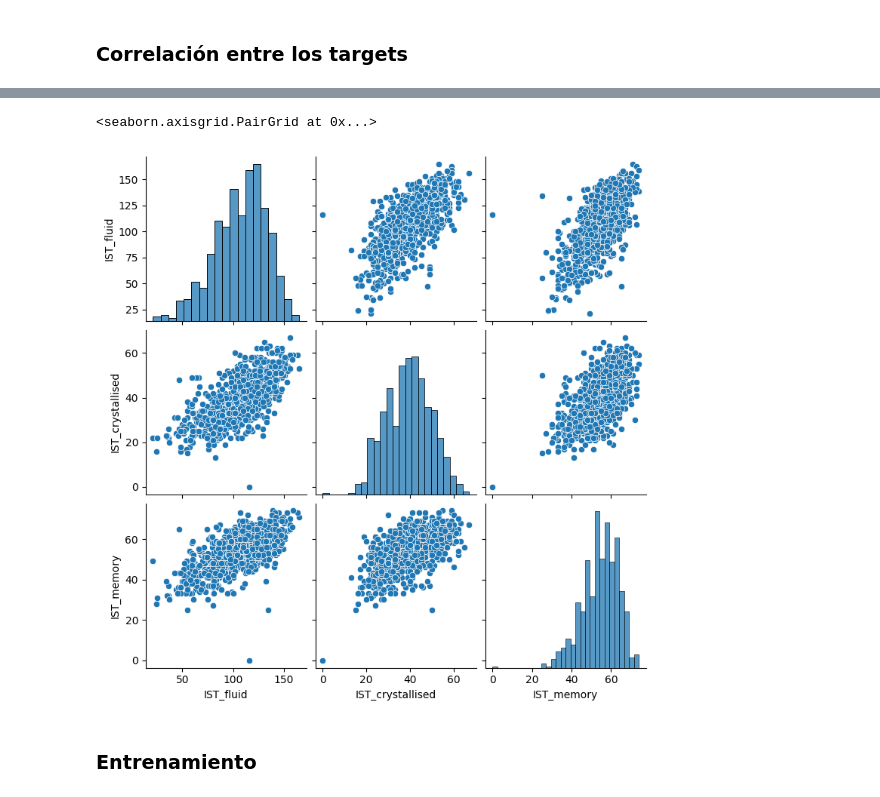
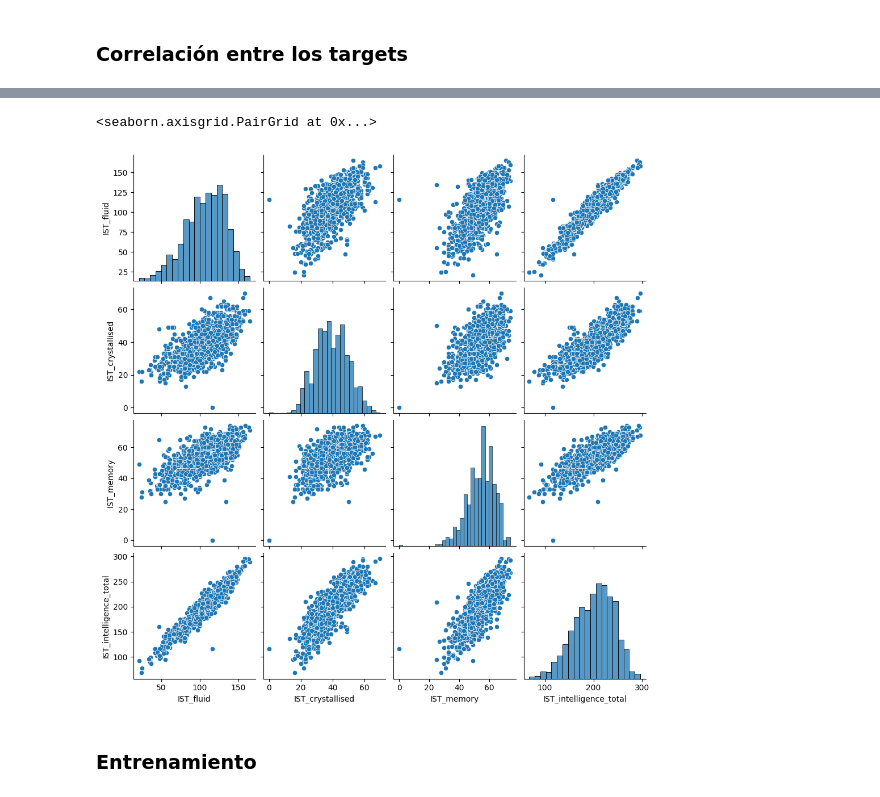
Before and after one commit to Ceilovee/tp_picaml, a Jupyter notebook: src/experimentacion Schaefer.ipynb, the cells around one changed output, grey strips where cells are left out. Cells and saved outputs as stored; diff of their text form; code cells hidden in the pictures.

```diff
--- a/src/experimentacion Schaefer.ipynb
+++ b/src/experimentacion Schaefer.ipynb
@@ -95,9 +98,10 @@ sns.heatmap(df_full[targets].corr(), annot=True)
 # %%
-# Pairplot of the 3 features to predict. Correlation and distribution of the targets
-sns.pairplot(df_full[["IST_fluid", "IST_crystallised", "IST_memory"]])
+# Pairplot of the 3 features to predict. Correlation and distribution of the targets and the total
+
+sns.pairplot(df_full[["IST_fluid", "IST_crystallised", "IST_memory", "IST_intelligence_total"]])
 # %% [output]
 <seaborn.axisgrid.PairGrid at 0x...>
-[figure, old version]
+[figure, new version]
 # %% [markdown]
 ### Entrenamiento
 # %%
```
Also changed, not shown: parts of 7 cells of this notebook, 1 other file.
